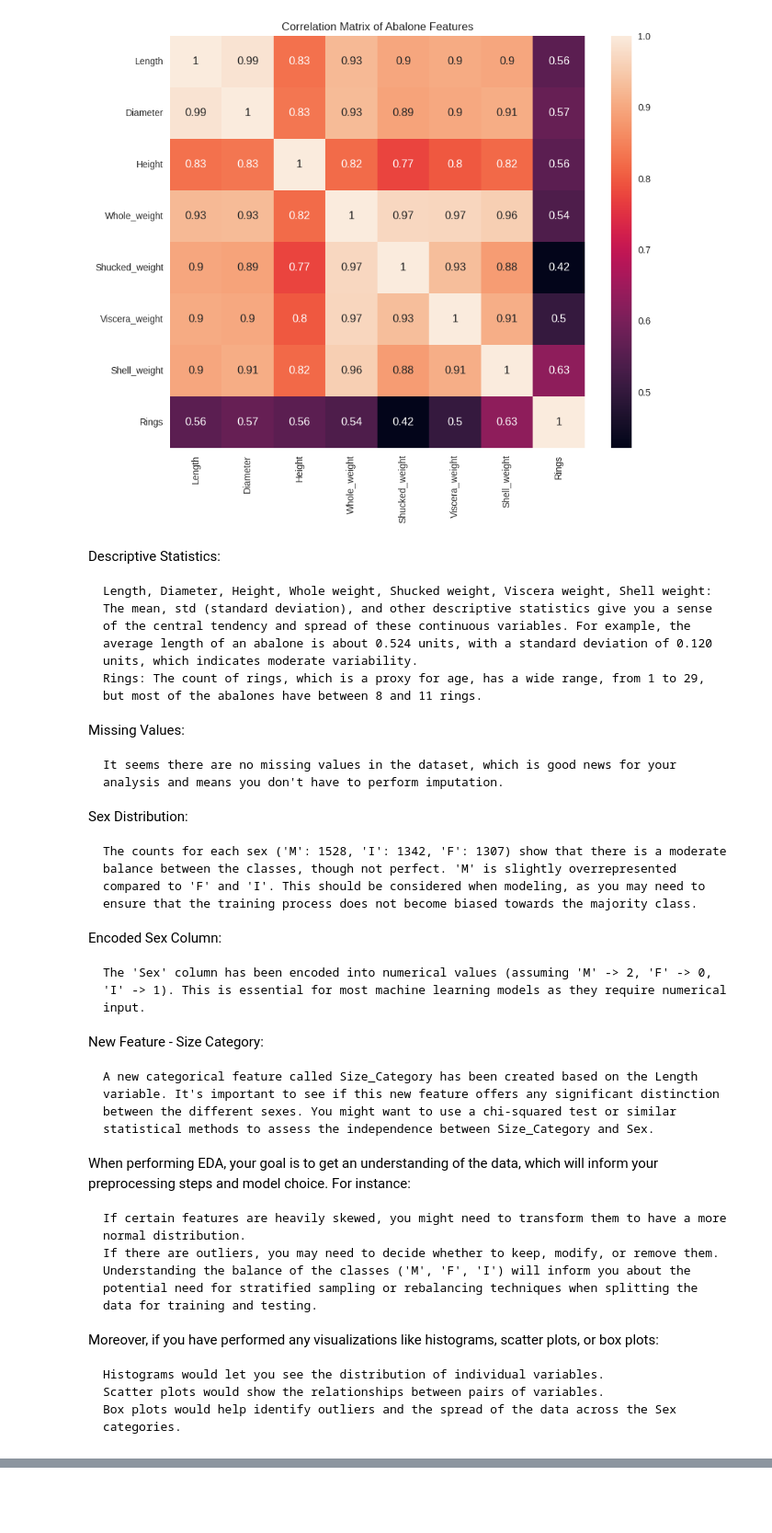
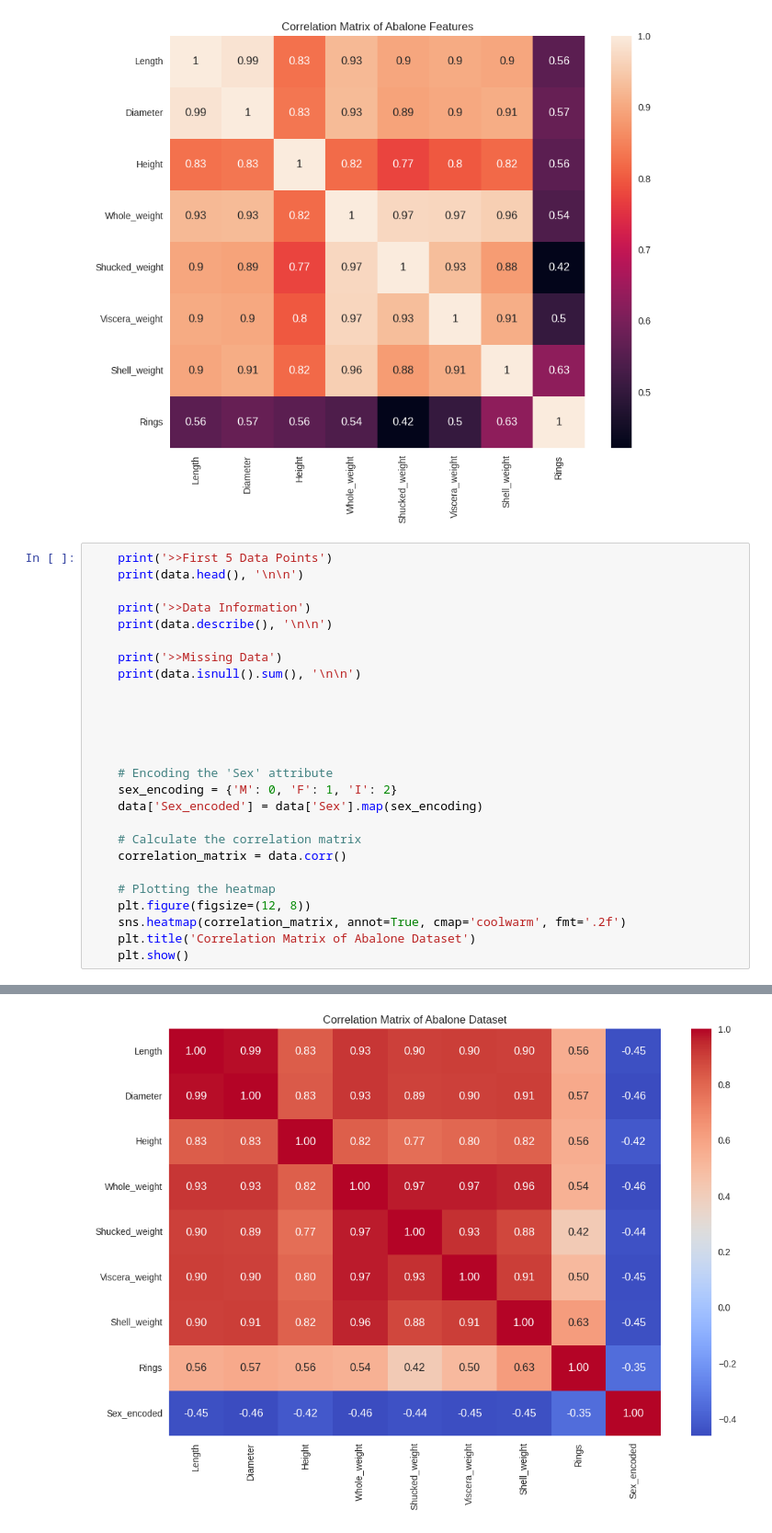
Before and after one commit to MatthewLamBok/BME_8603, a Jupyter notebook: python_code/Information.ipynb, the cells around one changed output, grey strips where cells are left out. Shown at 92% size. Saved outputs shown, nothing was run; the diff lists cells and outputs as text; blank space fills up the shorter version.

```diff
--- a/python_code/Information.ipynb
+++ b/python_code/Information.ipynb
@@ -54,36 +54,30 @@ Name: Sex, dtype: int64
 [figure]
 >>Correlation matrix to see potential relationships
 [figure]
-# %% [markdown]
-Descriptive Statistics:
-
-    Length, Diameter, Height, Whole weight, Shucked weight, Viscera weight, Shell weight: The mean, std (standard deviation), and other descriptive statistics give you a sense of the central tendency and spread of these continuous variables. For example, the average length of an abalone is about 0.524 units, with a standard deviation of 0.120 units, which indicates moderate variability.
-    Rings: The count of rings, which is a proxy for age, has a wide range, from 1 to 29, but most of the abalones have between 8 and 11 rings.
-
-Missing Values:
-
-    It seems there are no missing values in the dataset, which is good news for your analysis and means you don't have to perform imputation.
-
-Sex Distribution:
-
-    The counts for each sex ('M': 1528, 'I': 1342, 'F': 1307) show that there is a moderate balance between the classes, though not perfect. 'M' is slightly overrepresented compared to 'F' and 'I'. This should be considered when modeling, as you may need to ensure that the training process does not become biased towards the majority class.
-
-Encoded Sex Column:
-
-    The 'Sex' column has been encoded into numerical values (assuming 'M' -> 2, 'F' -> 0, 'I' -> 1). This is essential for most machine learning models as they require numerical input.
-
-New Feature - Size Category:
-
-    A new categorical feature called Size_Category has been created based on the Length variable. It's important to see if this new feature offers any significant distinction between the different sexes. You might want to use a chi-squared test or similar statistical methods to assess the independence between Size_Category and Sex.
-
-When performing EDA, your goal is to get an understanding of the data, which will inform your preprocessing steps and model choice. For instance:
-
-    If certain features are heavily skewed, you might need to transform them to have a more normal distribution.
-    If there are outliers, you may need to decide whether to keep, modify, or remove them.
-    Understanding the balance of the classes ('M', 'F', 'I') will inform you about the potential need for stratified sampling or rebalancing techniques when splitting the data for training and testing.
-
-Moreover, if you have performed any visualizations like histograms, scatter plots, or box plots:
-
-    Histograms would let you see the distribution of individual variables.
-    Scatter plots would show the relationships between pairs of variables.
-    Box plots would help identify outliers and the spread of the data across the Sex categories.
+# %%
+    print('>>First 5 Data Points')
+    print(data.head(), '\n\n')
+
+    print('>>Data Information')
+    print(data.describe(), '\n\n')
+
+    print('>>Missing Data')
+    print(data.isnull().sum(), '\n\n')
+
+
+
+
+
+    # Encoding the 'Sex' attribute
+    sex_encoding = {'M': 0, 'F': 1, 'I': 2}
+    data['Sex_encoded'] = data['Sex'].map(sex_encoding)
+
+    # Calculate the correlation matrix
+    correlation_matrix = data.corr()
+
+    # Plotting the heatmap
+    plt.figure(figsize=(12, 8))
+    sns.heatmap(correlation_matrix, annot=True, cmap='coolwarm', fmt='.2f')
+    plt.title('Correlation Matrix of Abalone Dataset')
+    plt.show()
+# %% [output]
@@ -89,0 +101 @@ Moreover, if you have performed any visualizations like histograms, scatter plot
+[figure, added]
```
Also changed, not shown: parts of 2 cells of this notebook, 2 other files.
